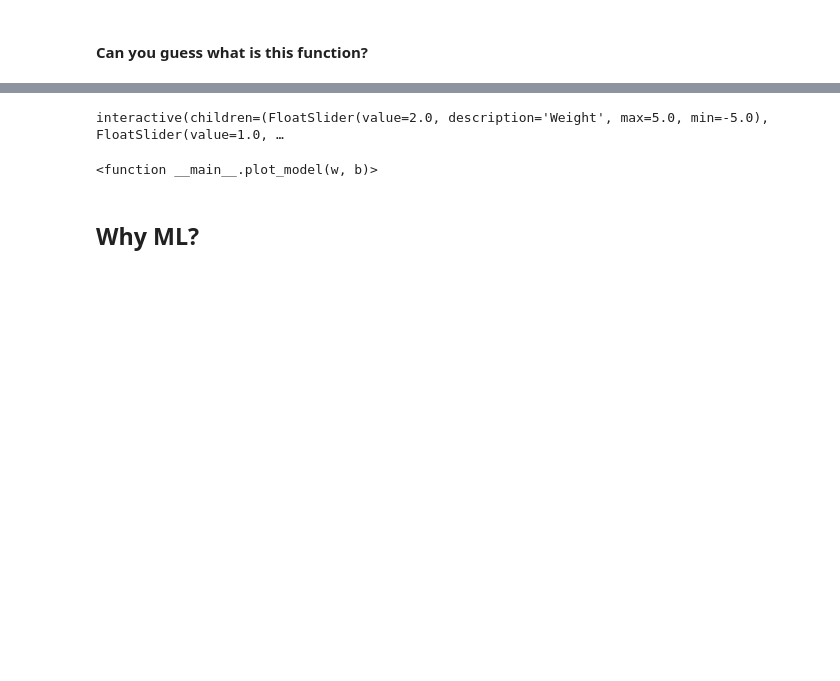
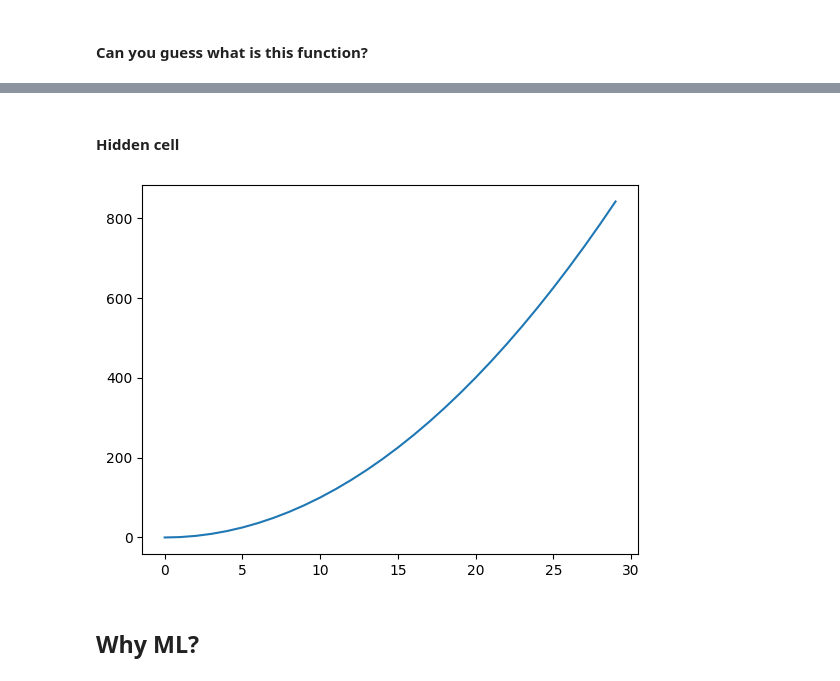
Before and after one commit to FCAI-CU-AI-Community/Sessions, a Jupyter notebook: Session-03/intro-to-ml.ipynb, the cells around one changed output, grey strips where cells are left out. Drawn from its saved outputs; the diff is of its cells as text; code cells hidden in the pictures; blank space fills up the shorter version.

```diff
--- a/Session-03/intro-to-ml.ipynb
+++ b/Session-03/intro-to-ml.ipynb
@@ -70,37 +49,12 @@ plt.scatter(x, y)
-# %%
-import numpy as np
-import matplotlib.pyplot as plt
-from ipywidgets import interact, FloatSlider
-from IPython.display import display
-
-x = np.linspace(-10, 10, 100)
-y_true = 2 * x + 1
-
-x_data = np.linspace(-10, 10, 100)
-y_data = 2 * x_data + 1 + np.random.normal(0, 2, size=x_data.shape)  # Add noise
-
-def plot_model(w, b):
-    y_pred = w * x + b
-    loss = np.mean((y_data - y_pred) ** 2)
-
-    plt.figure(figsize=(8, 5))
-    plt.plot(x, y_true, label='True line', linestyle='--')
-    plt.plot(x, y_pred, label=f'Predicted line (w={w:.2f}, b={b:.2f})', color='r')
-    plt.scatter(x_data, y_data, label='Data points', color='blue')
-    plt.title(f'Mean Squared Error Loss: {loss:.4f}')
-    plt.xlabel('x')
-    plt.ylabel('y')
-    plt.legend()
-    plt.grid(True)
-    plt.show()
-
-# interactive sliders
-interact(plot_model,
-         w=FloatSlider(min=-5, max=5, step=0.1, value=2, description='Weight'),
-         b=FloatSlider(min=-5, max=5, step=0.1, value=1, description='Bias'))
-# %% [output]
-interactive(children=(FloatSlider(value=2.0, description='Weight', max=5.0, min=-5.0), FloatSlider(value=1.0, …
-<function __main__.plot_model(w, b)>
+# %% [markdown]
+#### Hidden cell
+# %%
+x = np.array(np.arange(30))
+y = x ** 2
+plt.plot(x, y)
+plt.show()
+# %% [output]
+[figure, added]
 # %% [markdown]
 ## Why ML?
 # %% [markdown]
```
Also changed, not shown: parts of 6 cells of this notebook.
